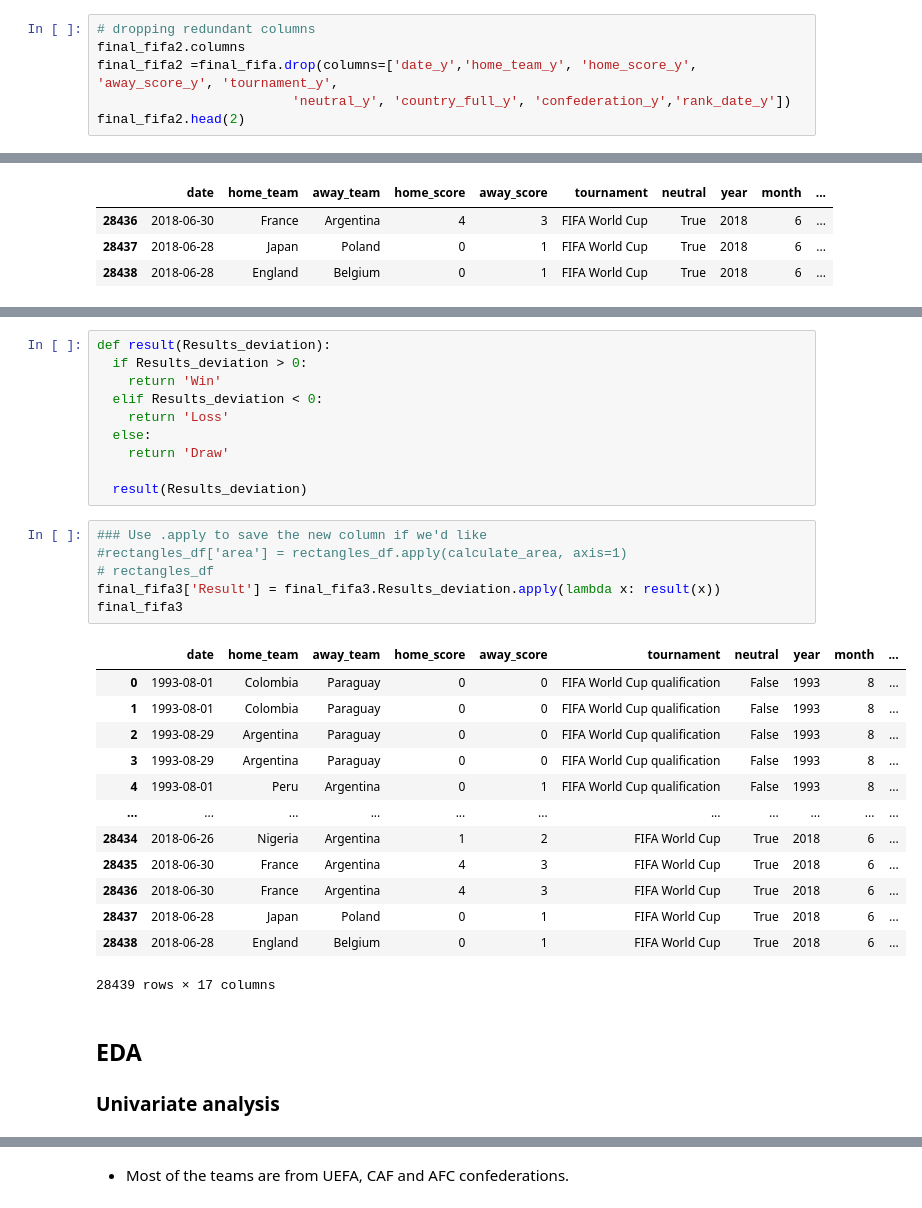
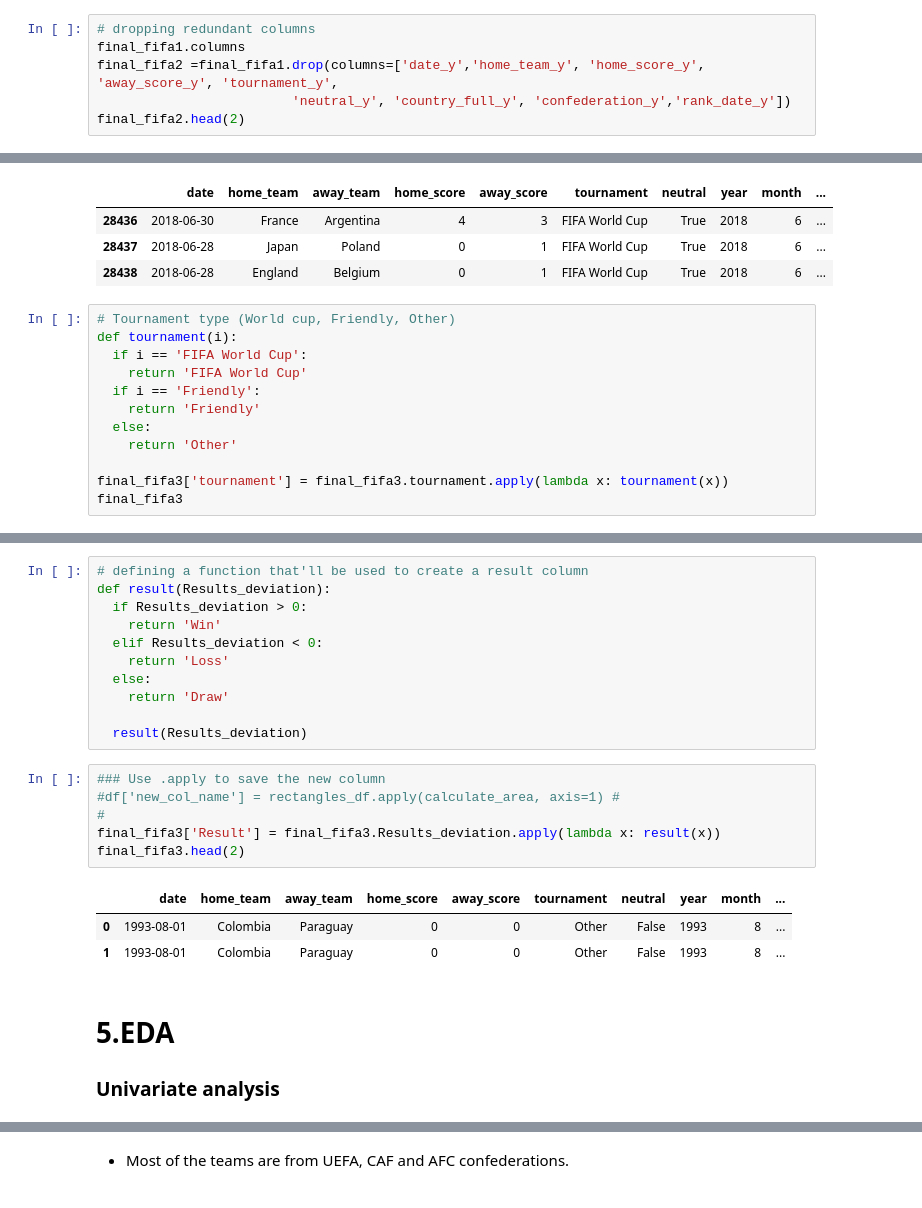
Before and after one commit to WinnieAnyoso/Football_prediction, a Jupyter notebook: Moringa_Data_Science_Core_W6_Independent_Project_2020_07_Winnie_Anyoso_Python.ipynb, the cells around one changed output, grey strips where cells are left out. Cells and saved outputs as stored; diff of their text form.

```diff
--- a/Moringa_Data_Science_Core_W6_Independent_Project_2020_07_Winnie_Anyoso_Python.ipynb
+++ b/Moringa_Data_Science_Core_W6_Independent_Project_2020_07_Winnie_Anyoso_Python.ipynb
@@ -445,8 +447,8 @@ final_fifa1
 28439 rows × 23 columns
 # %%
 # dropping redundant columns
-final_fifa2.columns
-final_fifa2 =final_fifa.drop(columns=['date_y','home_team_y', 'home_score_y', 'away_score_y', 'tournament_y',
+final_fifa1.columns
+final_fifa2 =final_fifa1.drop(columns=['date_y','home_team_y', 'home_score_y', 'away_score_y', 'tournament_y',
                          'neutral_y', 'country_full_y', 'confederation_y','rank_date_y'])
 final_fifa2.head(2)
 # %% [output]
@@ -497,3 +490,15 @@ final_fifa3.tail(3)
 | 28436 | 2018-06-30 | France | Argentina | 4 | 3 | FIFA World Cup | True | 2018 | 6 | ... |
 | 28437 | 2018-06-28 | Japan | Poland | 0 | 1 | FIFA World Cup | True | 2018 | 6 | ... |
 | 28438 | 2018-06-28 | England | Belgium | 0 | 1 | FIFA World Cup | True | 2018 | 6 | ... |
+# %%
+# Tournament type (World cup, Friendly, Other)
+def tournament(i):
+  if i == 'FIFA World Cup':
+    return 'FIFA World Cup'
+  if i == 'Friendly':
+    return 'Friendly'
+  else:
+    return 'Other'
+
+final_fifa3['tournament'] = final_fifa3.tournament.apply(lambda x: tournament(x))
+final_fifa3
@@ -500,4 +519,5 @@ final_fifa3.tail(3)
 # %%
+# defining a function that'll be used to create a result column
 def result(Results_deviation):
   if Results_deviation > 0:
     return 'Win'
@@ -508,25 +528,15 @@ def result(Results_deviation):
 
   result(Results_deviation)
 # %%
-### Use .apply to save the new column if we'd like
-#rectangles_df['area'] = rectangles_df.apply(calculate_area, axis=1)
-# rectangles_df
+### Use .apply to save the new column
+#df['new_col_name'] = rectangles_df.apply(calculate_area, axis=1) #
+#
 final_fifa3['Result'] = final_fifa3.Results_deviation.apply(lambda x: result(x))
-final_fifa3
+final_fifa3.head(2)
 # %% [output]
 |  | date | home_team | away_team | home_score | away_score | tournament | neutral | year | month | ... |
-| 0 | 1993-08-01 | Colombia | Paraguay | 0 | 0 | FIFA World Cup qualification | False | 1993 | 8 | ... |
-| 1 | 1993-08-01 | Colombia | Paraguay | 0 | 0 | FIFA World Cup qualification | False | 1993 | 8 | ... |
-| 2 | 1993-08-29 | Argentina | Paraguay | 0 | 0 | FIFA World Cup qualification | False | 1993 | 8 | ... |
-| 3 | 1993-08-29 | Argentina | Paraguay | 0 | 0 | FIFA World Cup qualification | False | 1993 | 8 | ... |
-| 4 | 1993-08-01 | Peru | Argentina | 0 | 1 | FIFA World Cup qualification | False | 1993 | 8 | ... |
-| ... | ... | ... | ... | ... | ... | ... | ... | ... | ... | ... |
-| 28434 | 2018-06-26 | Nigeria | Argentina | 1 | 2 | FIFA World Cup | True | 2018 | 6 | ... |
-| 28435 | 2018-06-30 | France | Argentina | 4 | 3 | FIFA World Cup | True | 2018 | 6 | ... |
-| 28436 | 2018-06-30 | France | Argentina | 4 | 3 | FIFA World Cup | True | 2018 | 6 | ... |
-| 28437 | 2018-06-28 | Japan | Poland | 0 | 1 | FIFA World Cup | True | 2018 | 6 | ... |
-| 28438 | 2018-06-28 | England | Belgium | 0 | 1 | FIFA World Cup | True | 2018 | 6 | ... |
+| 0 | 1993-08-01 | Colombia | Paraguay | 0 | 0 | Other | False | 1993 | 8 | ... |
+| 1 | 1993-08-01 | Colombia | Paraguay | 0 | 0 | Other | False | 1993 | 8 | ... |
-28439 rows × 17 columns
 # %% [markdown]
-## EDA
+# 5.EDA
 ### Univariate analysis
```
Also changed, not shown: parts of 30 cells of this notebook.
